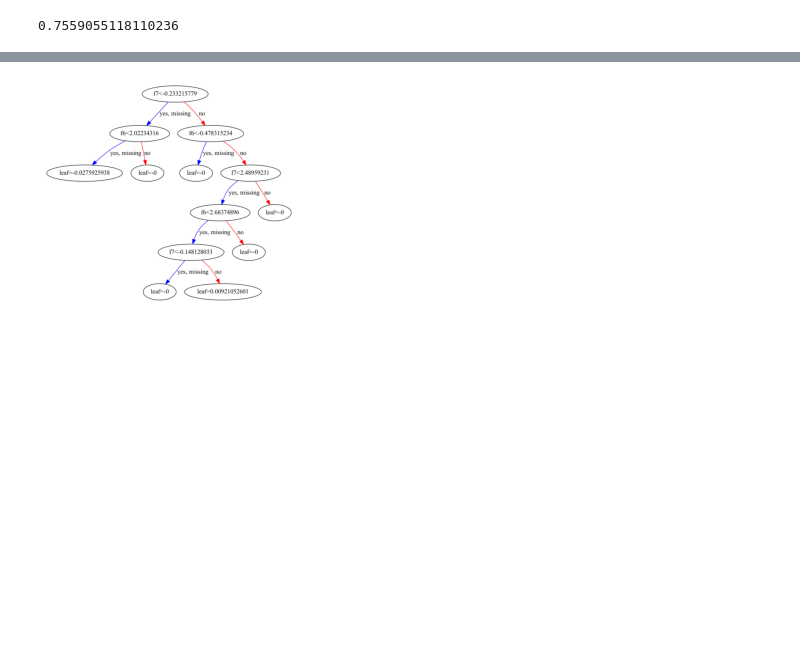
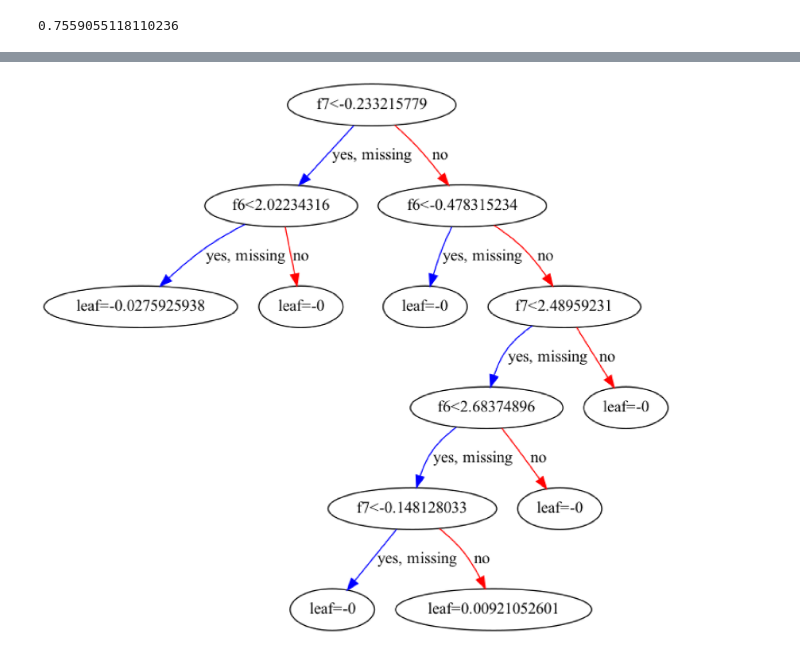
Before and after one commit to VicCislari/T3_3101, a Jupyter notebook: test.ipynb, the cells around one changed output, grey strips where cells are left out. Saved outputs shown, nothing was run; the diff lists cells and outputs as text; code cells hidden in the pictures; blank space fills up the shorter version.

```diff
--- a/test.ipynb
+++ b/test.ipynb
@@ -37,5 +19,5 @@ Pada tahap selanjutnya kita akan mengimpor library pandas dan mengubah dataset m
 # %%
-df = pd.read_csv('diabetes.csv')
+df = pd.read_csv('data/diabetes.csv')
 # %% [markdown]
 Lalu kita tampilkan 5 baris teratas dari dataframe untuk melihat isi dari dataset. Untuk melakukannya kita dapat menjalankan kode **df.head()** seperti di bawah.
 # %%
@@ -150,8 +119,8 @@ preds = xg_reg.predict(X_test)
 # %%
 import matplotlib.pyplot as plt
 
 xgb.plot_tree(xg_reg,num_trees=0)
-plt.rcParams['figure.figsize'] = [50, 10]
+plt.rcParams['figure.figsize'] = [50, 50]
 plt.show()
 # %% [output]
-[figure, old version]
+[figure, new version]
```
Also changed, not shown: parts of 14 cells of this notebook.
